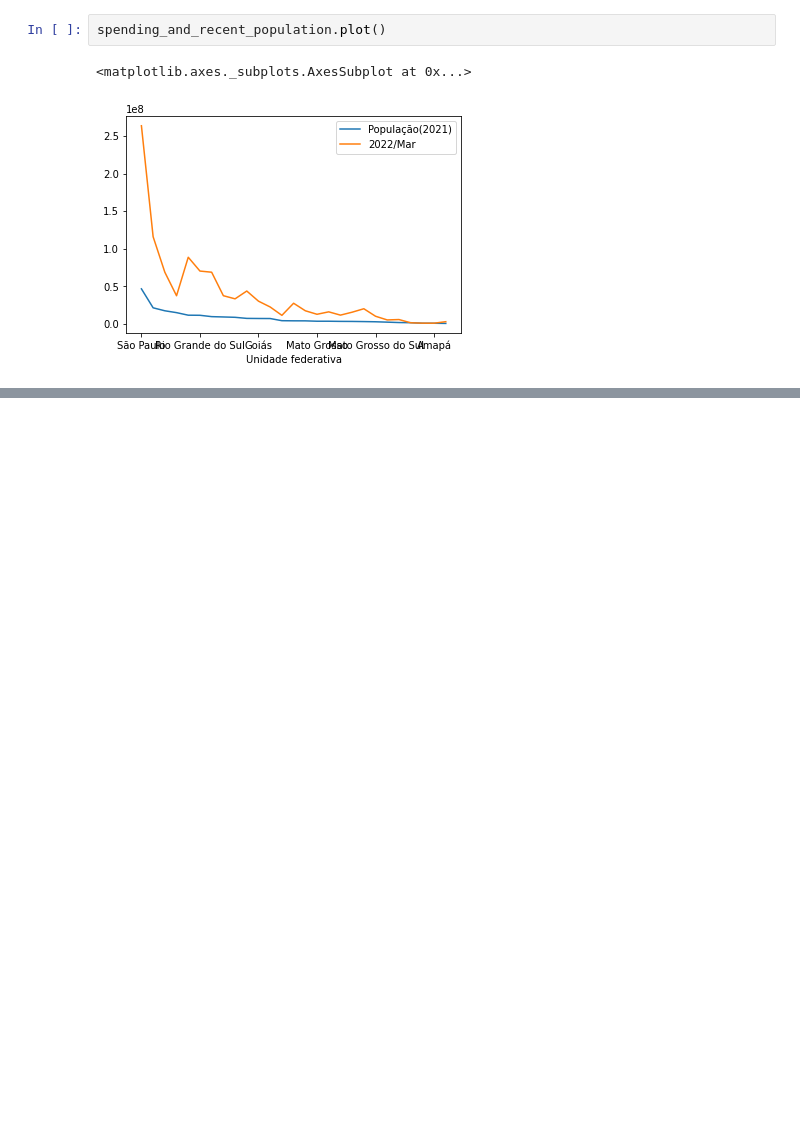
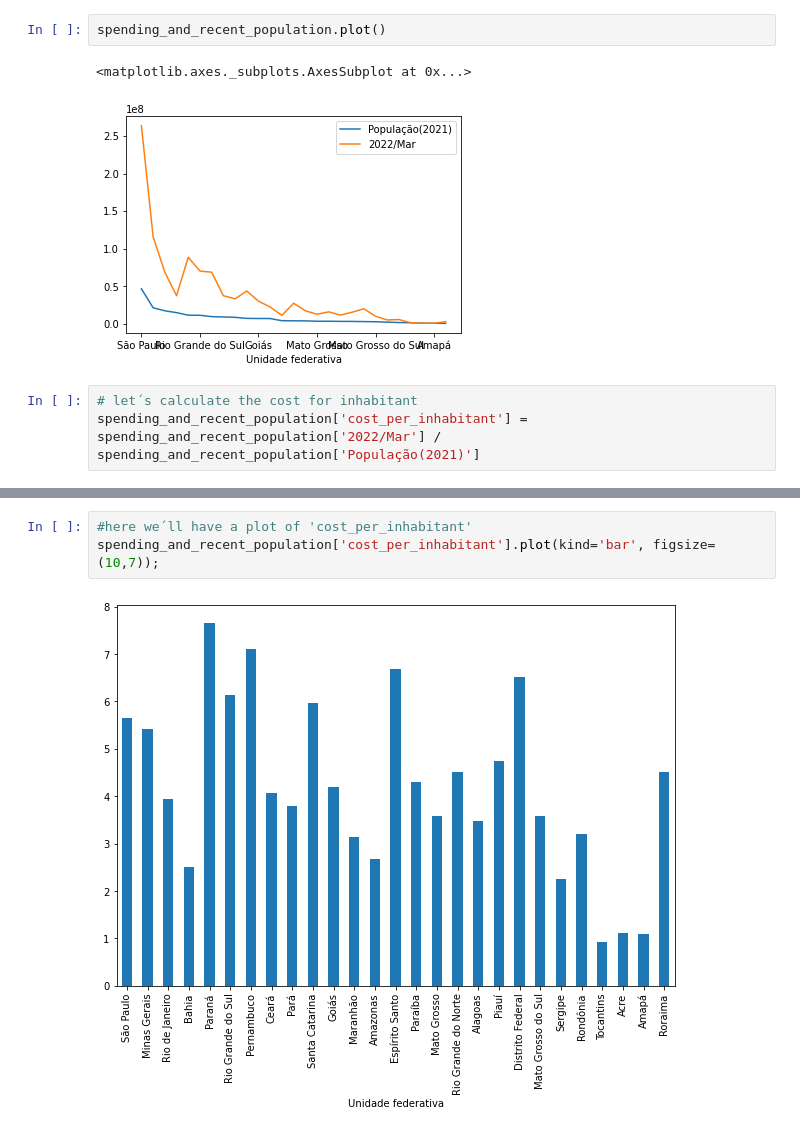
Before and after one commit to paulo-lins/EDA_datasus, a Jupyter notebook: EDA_tabnet.ipynb, the cells around one changed output, grey strips where cells are left out. Saved outputs shown, nothing was run; the diff lists cells and outputs as text; blank space fills up the shorter version.

```diff
--- a/EDA_tabnet.ipynb
+++ b/EDA_tabnet.ipynb
@@ -967,3 +967,6 @@ spending_and_recent_population.plot()
 # %% [output]
 <matplotlib.axes._subplots.AxesSubplot at 0x...>
 [figure]
+# %%
+# let´s calculate the cost for inhabitant
+spending_and_recent_population['cost_per_inhabitant'] = spending_and_recent_population['2022/Mar'] / spending_and_recent_population['População(2021)']
@@ -969,0 +983,5 @@ spending_and_recent_population.plot()
+# %%
+#here we´ll have a plot of 'cost_per_inhabitant'
+spending_and_recent_population['cost_per_inhabitant'].plot(kind='bar', figsize=(10,7));
+# %% [output]
+[figure, added]
```
Also changed, not shown: parts of 4 cells of this notebook.
